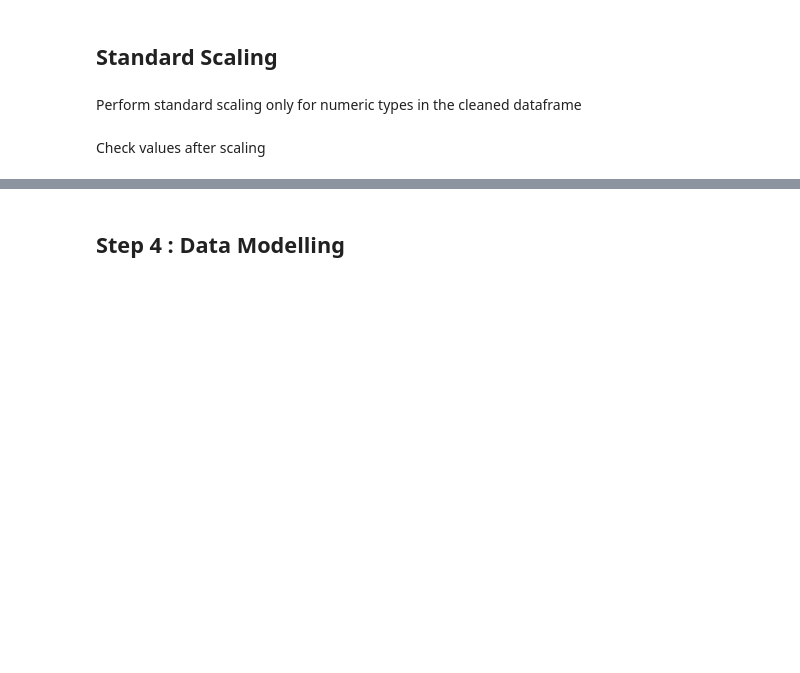
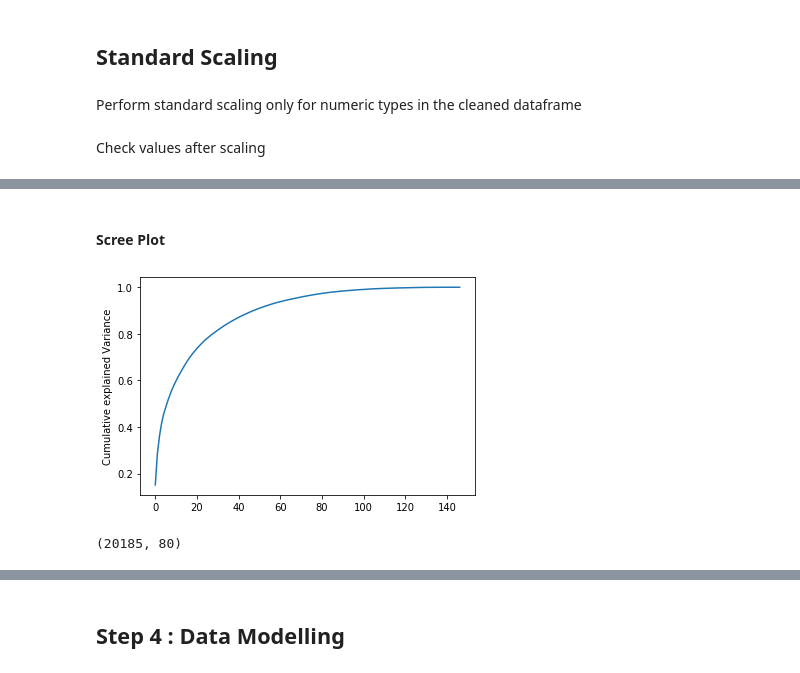
Before and after one commit to anjana-v-nair/Telecom_Churn, a Jupyter notebook: Telecom_Churn_Assignment_v2.ipynb, the cells around one changed output, grey strips where cells are left out. Drawn from its saved outputs; the diff is of its cells as text; code cells hidden in the pictures; blank space fills up the shorter version.

```diff
--- a/Telecom_Churn_Assignment_v2.ipynb
+++ b/Telecom_Churn_Assignment_v2.ipynb
@@ -1056,0 +1082,6 @@ df_train[df_numeric.columns].describe().loc[['min', 'max', 'mean', '50%']]
+# %%
+pca = PCA(random_state=100)
+# %%
+X_train_num = X_train.select_dtypes(include=['float64', 'int64'])
+# %%
+pca.fit(X_train_num)
@@ -1056,0 +1107,10 @@ df_train[df_numeric.columns].describe().loc[['min', 'max', 'mean', '50%']]
+# %% [markdown]
+#### Scree Plot
+# %%
+var_cum = np.cumsum(pca.explained_variance_ratio_)
+# %%
+plt.plot(var_cum)
+plt.ylabel("Cumulative explained Variance")
+plt.show()
+# %% [output]
+[figure, added]
@@ -1056,0 +1121,4 @@ df_train[df_numeric.columns].describe().loc[['min', 'max', 'mean', '50%']]
+# %%
+X_train_num_pca.shape
+# %% [output]
+(20185, 80)
```
Also changed, not shown: parts of 54 cells of this notebook.
